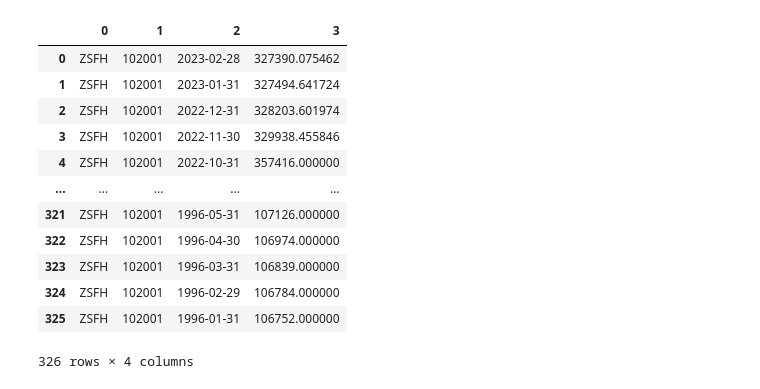
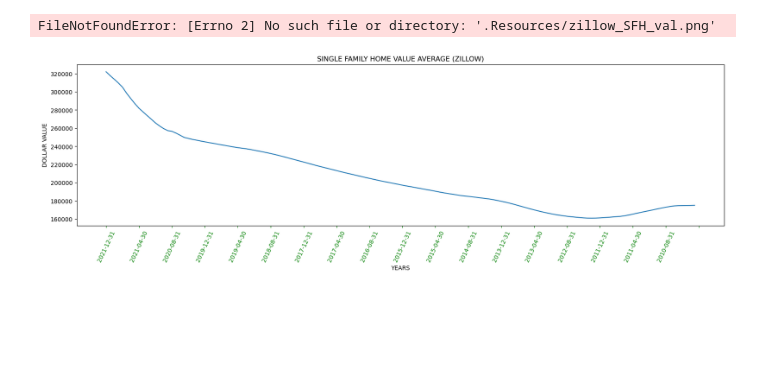
Before and after one commit to gusibis/main, a Jupyter notebook: project1.ipynb, the cells around one changed output. Saved outputs shown, nothing was run; the diff lists cells and outputs as text; code cells hidden in the pictures; blank space fills up the shorter version.

Commit message:
zillow plot

```diff
--- a/project1.ipynb
+++ b/project1.ipynb
@@ -88,7 +70,7 @@ is designed to measure price changes faced by urban consumers, who represent 93%
 '''
 filePath2 = "./Resources/mortgage_interest_rates.csv"
 if not os.path.isfile(filePath2):
-    data = json.dumps({"seriesid": ['CEU0800000003'],"startyear":"2010", "endyear":"2021"}) #
+    data = json.dumps({"seriesid": ['CEU0800000003'],"startyear":"2010", "endyear":"202"}) #
     response = requests.post('https://api.bls.gov/publicAPI/v2/timeseries/data/', data=data, headers={'Content-type': 'application/json'})
     res_json = json.loads(response.text)
     bls_pd = pd.DataFrame([x for x in res_json['Results']['series'][0]['data']])
@@ -157,43 +119,36 @@ gdp_df
 # %%
-
 # res
 '''
 
 HOME VALUES INDICATOR we are using is the Single Family Home value ZSFH
 
 XHVI All Home - Top tier
 The USA region code will always be 102001
 
 '''
 filePath4 = "./Resources/zillosSFH.csv"
 if not os.path.isfile(filePath4):
     zurl = "https://data.nasdaq.com/api/v3/datatables/ZILLOW/DATA?indicator_id=ZSFH&region_id=102001&api_key=" + nasdaq_key
     zres = requests.get(zurl)
     zjson = json.loads(zres.text)
     zjson_pd = pd.DataFrame(zjson['datatable']['data'])
     zjson_pd.to_csv("./Resources/zillosSFH.csv")
 else:
     zjson_pd = pd.read_csv(filePath4)
-#  We need to use pandas to extract from 2010 to 2021 and MEAN per year to match the data sets and make it all look prety, create a plot, maybe a line plot etc...
 
-# Can an index be averaged? I wondered if this was mathematically legal and seems like it is per google.
+zjson_pd = zjson_pd.rename({"2":"date", "3":"value"}, axis=1)
+zjson_pd = zjson_pd[['date', 'value']]
+zjson_pd = zjson_pd[(zjson_pd['date'] > '2009-12-31') & (zjson_pd['date'] <= '2021-12-31')]
 
-# Average Index Value means the sum of the monthly index values during the 12-month period ending in October 31 divided by 12
-#  (in the case of indices published monthly) or the sum of the bi-monthly index values divided by 6 (in the case of indices published bi-monthly).
-
-zjson_pd.to_csv("./Resources/zillosSFH.csv")
-zjson_pd
+fig, ax = plt.subplots(figsize=(20, 5))
+ax.tick_params(axis='x', color='g', labelcolor='g')
+ax.set_title('SINGLE FAMILY HOME VALUE AVERAGE (ZILLOW)')
+ax.set_xlabel('YEARS')
+ax.set_ylabel('DOLLAR VALUE')
+ax.xaxis.set_major_locator(plt.MaxNLocator(20))
+ax.plot(zjson_pd['date'], zjson_pd['value'])
+plt.xticks(rotation = 65);  # Semicolon to hide the text output
+plt.savefig("./Resources/zillow_SFH_val.png")
 # %% [output]
-|  | 0 | 1 | 2 | 3 |
-| 0 | ZSFH | 102001 | 2023-02-28 | 327390.075462 |
-| 1 | ZSFH | 102001 | 2023-01-31 | 327494.641724 |
-| 2 | ZSFH | 102001 | 2022-12-31 | 328203.601974 |
-| 3 | ZSFH | 102001 | 2022-11-30 | 329938.455846 |
-| 4 | ZSFH | 102001 | 2022-10-31 | 357416.000000 |
-| ... | ... | ... | ... | ... |
-| 321 | ZSFH | 102001 | 1996-05-31 | 107126.000000 |
-| 322 | ZSFH | 102001 | 1996-04-30 | 106974.000000 |
-| 323 | ZSFH | 102001 | 1996-03-31 | 106839.000000 |
-| 324 | ZSFH | 102001 | 1996-02-29 | 106784.000000 |
-| 325 | ZSFH | 102001 | 1996-01-31 | 106752.000000 |
-326 rows × 4 columns
+FileNotFoundError: [Errno 2] No such file or directory: '.Resources/zillow_SFH_val.png'
+[figure, added]
```
Also changed, not shown: parts of 6 cells of this notebook, 7 other files.
